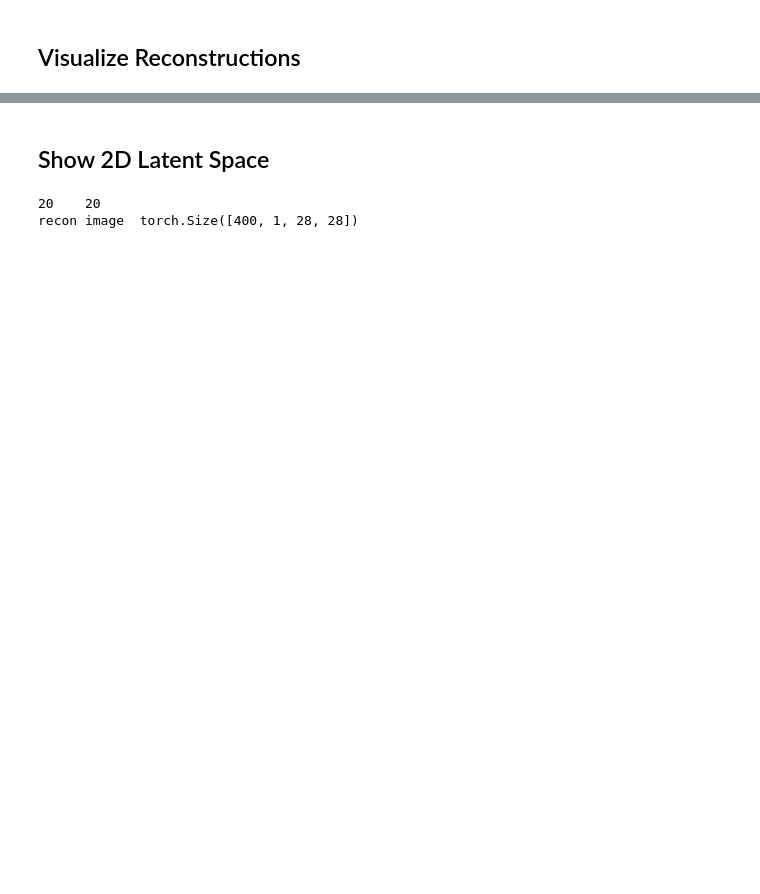
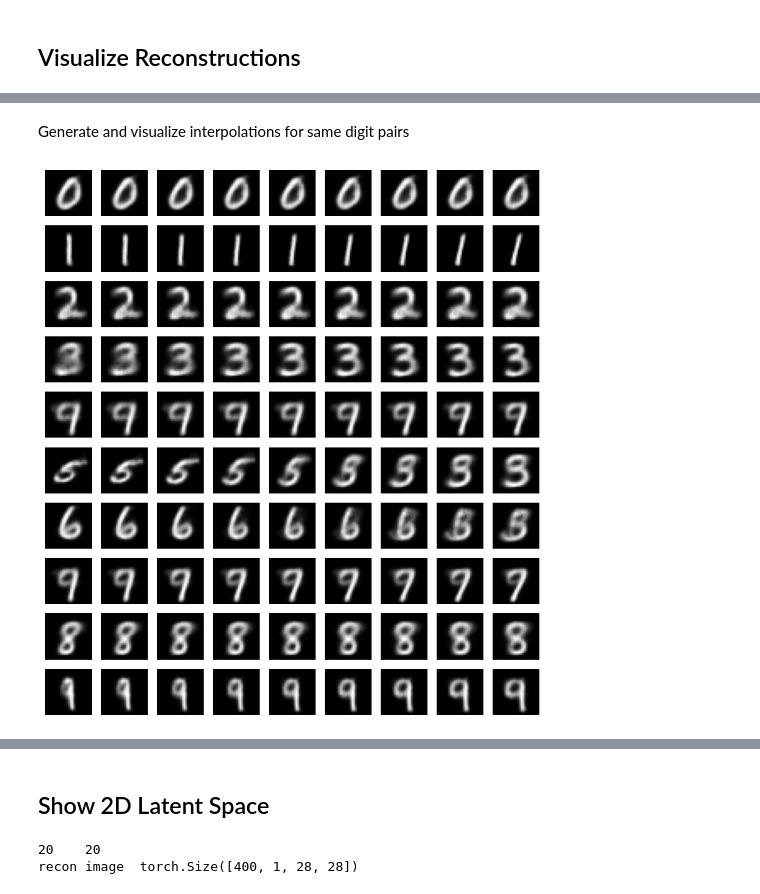
Before and after one commit to mona-jha/Machine-Learning-II, a Jupyter notebook: problem_3.ipynb, the cells around one changed output, grey strips where cells are left out. Saved outputs shown, nothing was run; the diff lists cells and outputs as text; code cells hidden in the pictures; blank space fills up the shorter version.

```diff
--- a/problem_3.ipynb
+++ b/problem_3.ipynb
@@ -449,0 +410,45 @@ torch.Size([128, 1, 28, 28])
+# %%
+def interpolate_images(vae, img1, img2, num_interpolations, device):
+    vae.eval()
+    with torch.no_grad():
+        img1 = img1.to(device).unsqueeze(0)
+        img2 = img2.to(device).unsqueeze(0)
+        mu1, logvar1 = vae.encoder(img1)
+        mu2, logvar2 = vae.encoder(img2)
+        interpolations = []
+        for alpha in np.linspace(0, 1, num_interpolations):
+            z = mu1 * (1 - alpha) + mu2 * alpha
+            recon = vae.decoder(z)
+            interpolations.append(recon.cpu().squeeze().numpy())
+        return interpolations
+# %%
+def visualize_interpolations(interpolations, num_rows, num_cols):
+    fig, axes = plt.subplots(num_rows, num_cols, figsize=(num_cols, num_rows))
+    for i, row in enumerate(interpolations):
+        for j, img in enumerate(row):
+            axes[i, j].imshow(img, cmap='gray')
+            axes[i, j].axis('off')
+    plt.show()
+# %% [markdown]
+Generate and visualize interpolations for same digit pairs
+# %%
+
+def generate_same_digit_interpolations(test_dataset, vae, num_interpolations, device):
+    same_digit_interpolations = []
+    for digit in range(10):
+        digit_images = [img for img, label in test_dataset if label == digit]
+        # Convert digit_images to a NumPy array
+        digit_images = np.array(digit_images)
+        # Get the indices instead of the images
+        idx1, idx2 = np.random.choice(len(digit_images), 2, replace=False)
+        # Select the images based on the indices
+        img1 = torch.from_numpy(digit_images[idx1])
+        img2 = torch.from_numpy(digit_images[idx2])
+        interpolations = interpolate_images(vae, img1, img2, num_interpolations, device)
+        same_digit_interpolations.append(interpolations)
+    return same_digit_interpolations
+
+same_digit_interpolations = generate_same_digit_interpolations(test_dataset, vae, 9, device)
+visualize_interpolations(same_digit_interpolations, 10, 9)
+# %% [output]
+[figure, added]
```
Also changed, not shown: parts of 18 cells of this notebook.
